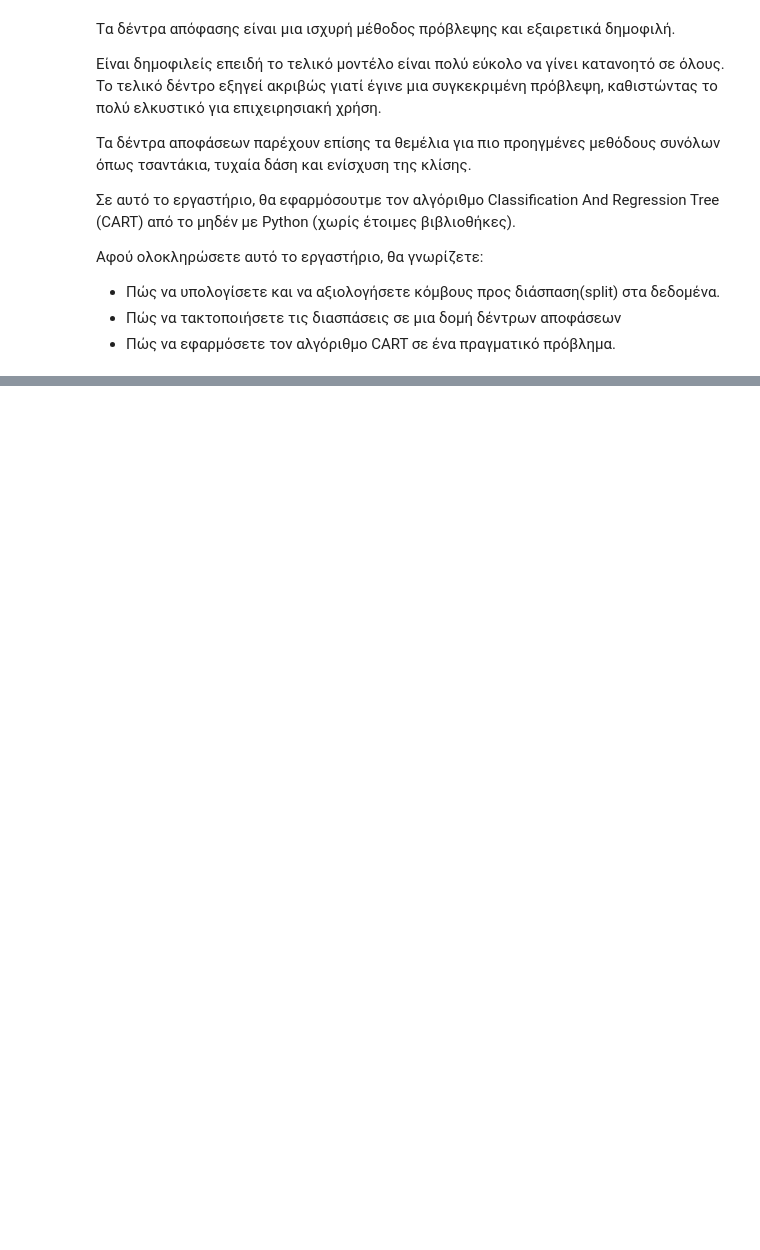
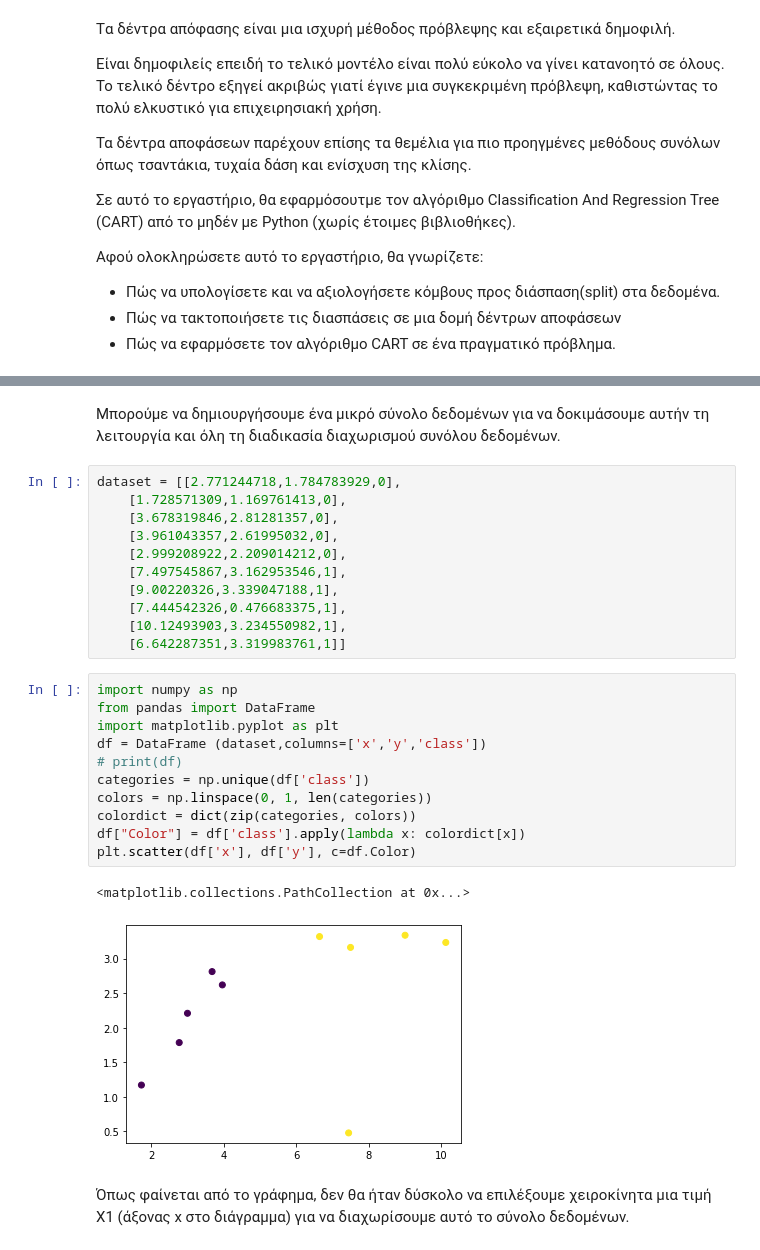
Before and after one commit to kmouts/PPS_PatternRecognition, a Jupyter notebook: Decision_Trees_From_Scratch.ipynb, the cells around one changed output, grey strips where cells are left out. Cells and saved outputs as stored; diff of their text form; blank space fills up the shorter version.

```diff
--- a/Decision_Trees_From_Scratch.ipynb
+++ b/Decision_Trees_From_Scratch.ipynb
@@ -16,0 +232,29 @@ Tα δέντρα απόφασης είναι μια ισχυρή μέθοδος
+# %% [markdown]
+Μπορούμε να δημιουργήσουμε ένα μικρό σύνολο δεδομένων για να δοκιμάσουμε αυτήν τη λειτουργία και όλη τη διαδικασία διαχωρισμού συνόλου δεδομένων.
+# %%
+dataset = [[2.771244718,1.784783929,0],
+	[1.728571309,1.169761413,0],
+	[3.678319846,2.81281357,0],
+	[3.961043357,2.61995032,0],
+	[2.999208922,2.209014212,0],
+	[7.497545867,3.162953546,1],
+	[9.00220326,3.339047188,1],
+	[7.444542326,0.476683375,1],
+	[10.12493903,3.234550982,1],
+	[6.642287351,3.319983761,1]]
+# %%
+import numpy as np
+from pandas import DataFrame
+import matplotlib.pyplot as plt
+df = DataFrame (dataset,columns=['x','y','class'])
+# print(df)
+categories = np.unique(df['class'])
+colors = np.linspace(0, 1, len(categories))
+colordict = dict(zip(categories, colors))
+df["Color"] = df['class'].apply(lambda x: colordict[x])
+plt.scatter(df['x'], df['y'], c=df.Color)
+# %% [output]
+<matplotlib.collections.PathCollection at 0x...>
+[figure, added]
+# %% [markdown]
+Όπως φαίνεται από το γράφημα, δεν θα ήταν δύσκολο να επιλέξουμε χειροκίνητα μια τιμή X1 (άξονας x στο διάγραμμα) για να διαχωρίσουμε αυτό το σύνολο δεδομένων.
```
Also changed, not shown: parts of 51 cells of this notebook.
